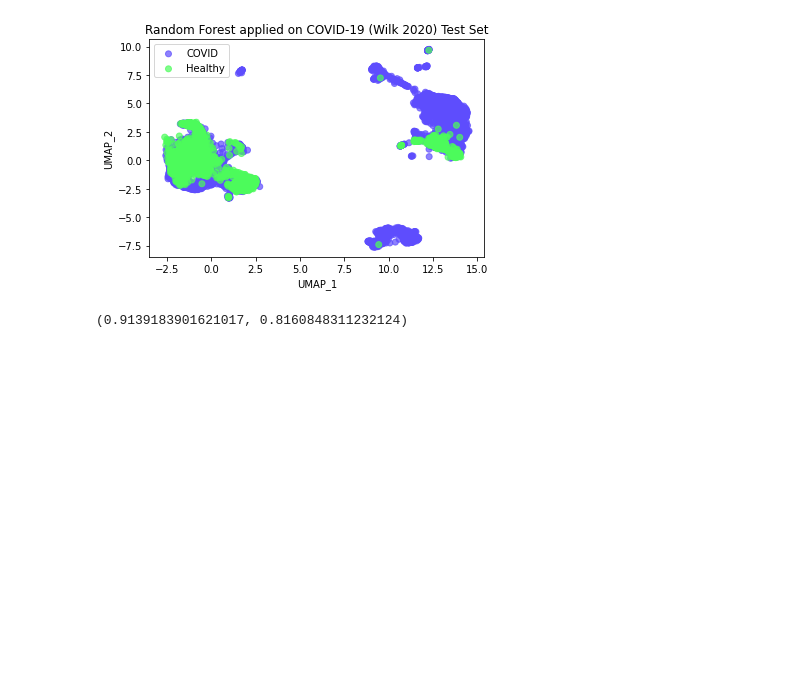
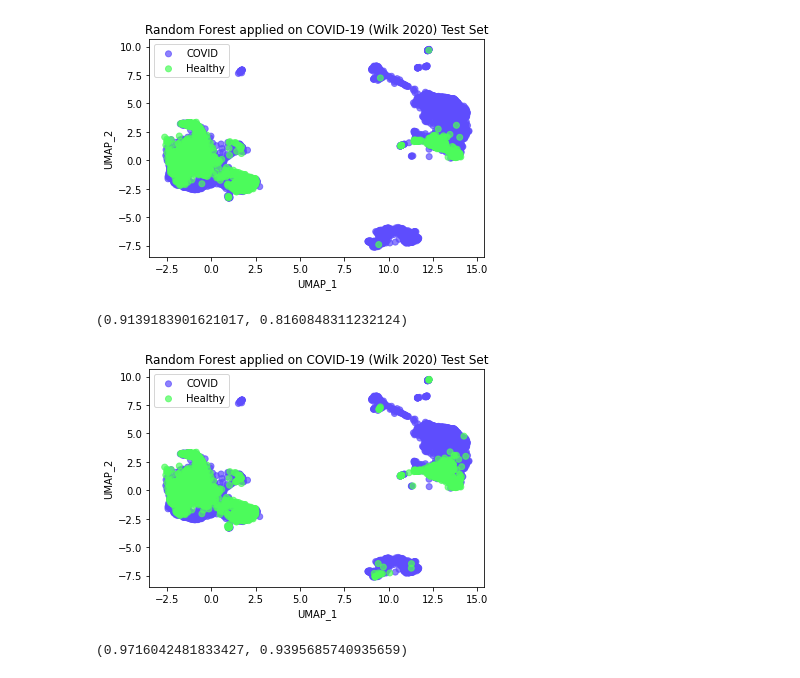
Before and after one commit to WebValley2020ReImagined/final-presentation, a Jupyter notebook: covid19/COVID19_Francesco.ipynb, the cells around one changed output. Drawn from its saved outputs; the diff is of its cells as text; code cells hidden in the pictures; blank space fills up the shorter version.

Commit message:
Added SGDClassifier

```diff
--- a/covid19/COVID19_Francesco.ipynb
+++ b/covid19/COVID19_Francesco.ipynb
@@ -106,3 +107,24 @@ plt.title("Random Forest applied on COVID-19 (Wilk 2020) Test Set");
 metrics.accuracy_score(testobs['Status'].values, prediction), metrics.matthews_corrcoef(testobs['Status'].values, prediction)
 # %% [output]
 (0.9139183901621017, 0.8160848311232124)
+# %%
+classifier = SGDClassifier().fit(training, trainobs['Status'])
+# %%
+prediction = classifier.predict(test)
+for i, status in np.ndenumerate(np.unique(prediction)):
+    plt.scatter(
+        test_trans[prediction == status, 0], # first column as X
+        test_trans[prediction == status, 1], # second column as Y
+        alpha=.7,
+        c=np.repeat(colours[i[0]], len(testobs[prediction == status])),
+    ).set_label(status)
+plt.legend()
+plt.xlabel("UMAP_1")
+plt.ylabel("UMAP_2")
+plt.title("Random Forest applied on COVID-19 (Wilk 2020) Test Set");
+# %% [output]
+[figure, added]
+# %%
+metrics.accuracy_score(testobs['Status'].values, prediction), metrics.matthews_corrcoef(testobs['Status'].values, prediction)
+# %% [output]
+(0.9716042481833427, 0.9395685740935659)
```
Also changed, not shown: parts of 1 cell of this notebook.
